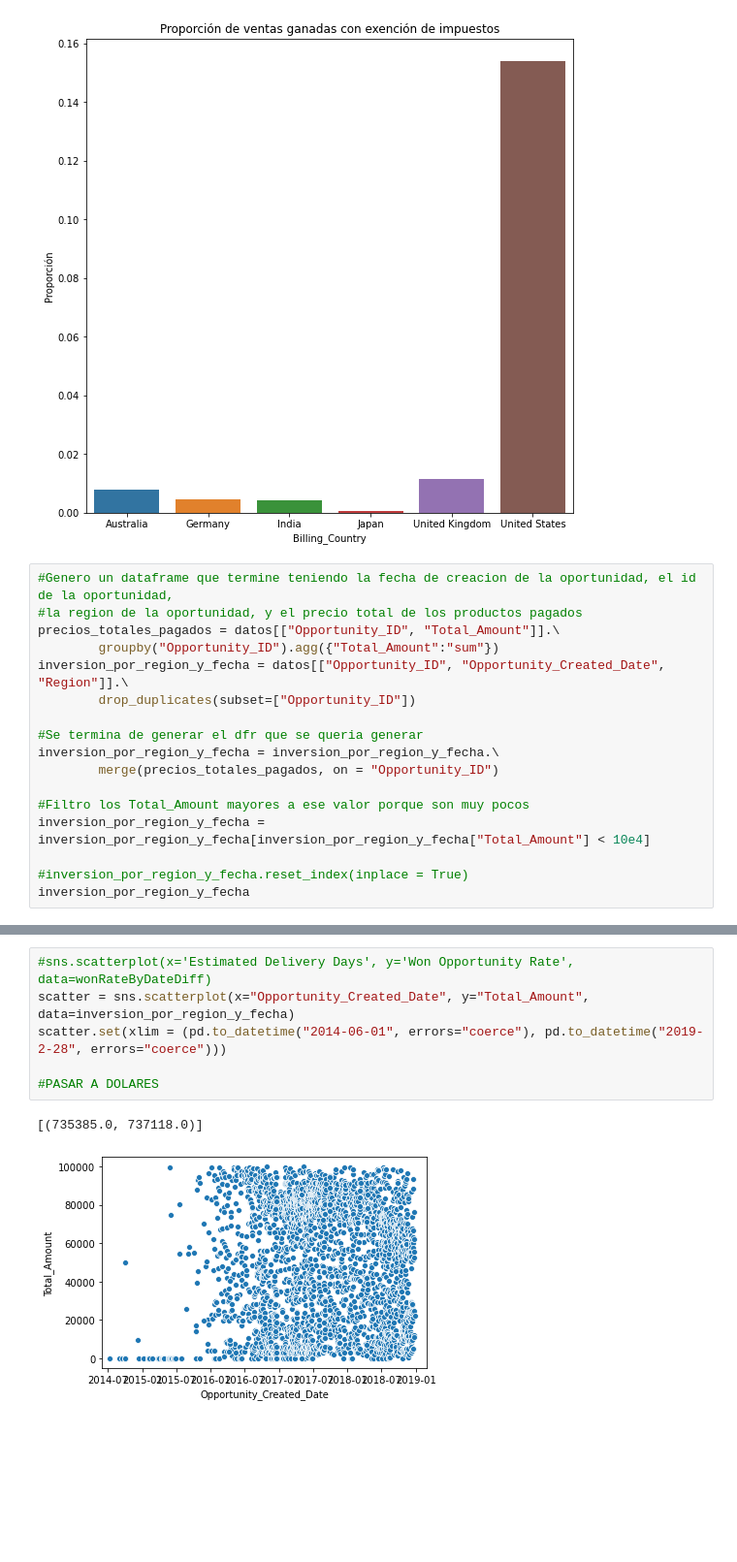
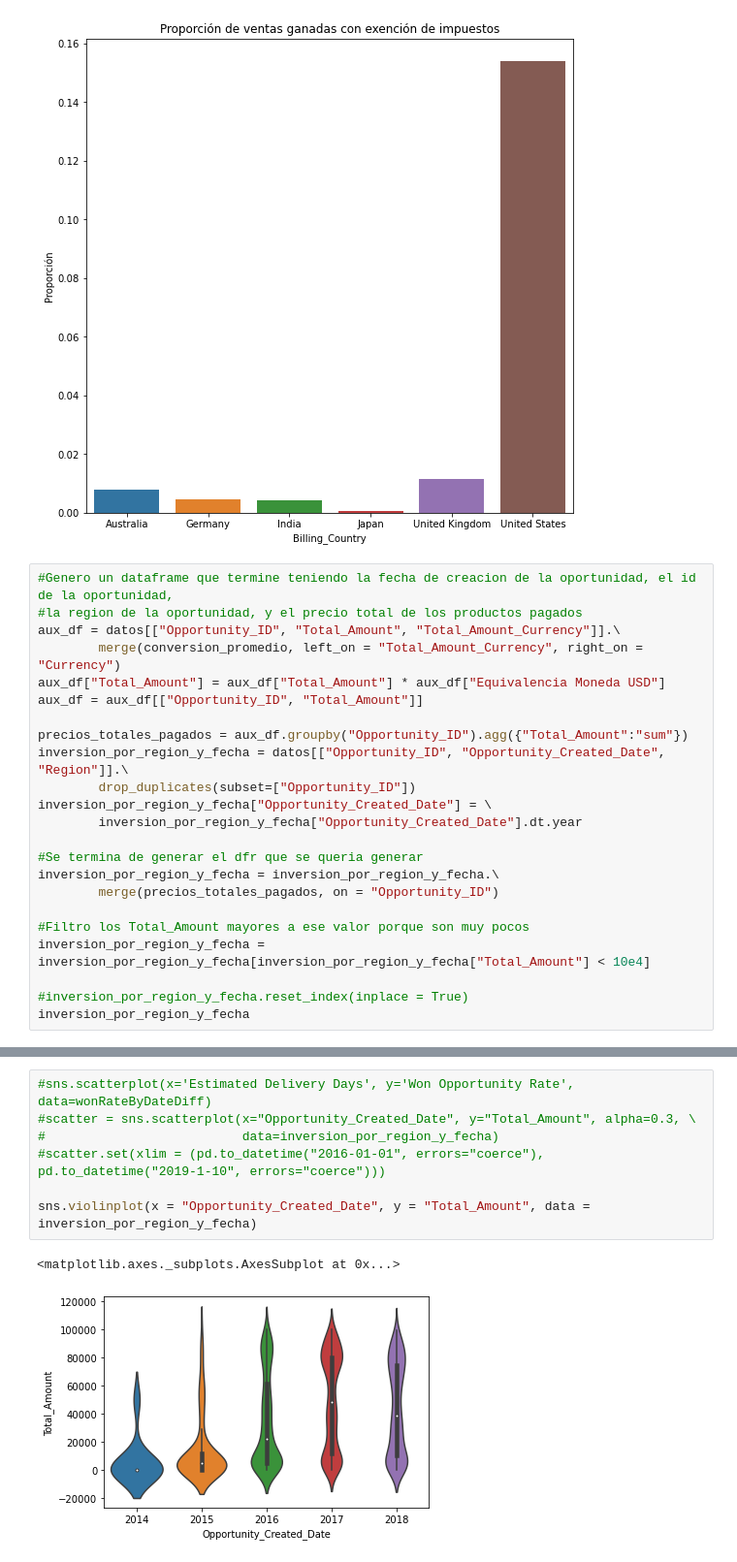
Before and after one commit to RiedelNicolas/75.06-2C2020-TP1, a Jupyter notebook: Codigo_analisis.ipynb, the cells around one changed output, grey strips where cells are left out. Shown at 97% size. Cells and saved outputs as stored; diff of their text form; blank space fills up the shorter version.

Commit message:
Agrego grafico de violin para la cantidad total de dinero a pagar por año

```diff
--- a/Codigo_analisis.ipynb
+++ b/Codigo_analisis.ipynb
@@ -453,10 +453,16 @@ plt.show()
 # %%
 #Genero un dataframe que termine teniendo la fecha de creacion de la oportunidad, el id de la oportunidad,
 #la region de la oportunidad, y el precio total de los productos pagados
-precios_totales_pagados = datos[["Opportunity_ID", "Total_Amount"]].\
-        groupby("Opportunity_ID").agg({"Total_Amount":"sum"})
+aux_df = datos[["Opportunity_ID", "Total_Amount", "Total_Amount_Currency"]].\
+        merge(conversion_promedio, left_on = "Total_Amount_Currency", right_on = "Currency")
+aux_df["Total_Amount"] = aux_df["Total_Amount"] * aux_df["Equivalencia Moneda USD"]
+aux_df = aux_df[["Opportunity_ID", "Total_Amount"]]
+
+precios_totales_pagados = aux_df.groupby("Opportunity_ID").agg({"Total_Amount":"sum"})
 inversion_por_region_y_fecha = datos[["Opportunity_ID", "Opportunity_Created_Date", "Region"]].\
         drop_duplicates(subset=["Opportunity_ID"])
+inversion_por_region_y_fecha["Opportunity_Created_Date"] = \
+        inversion_por_region_y_fecha["Opportunity_Created_Date"].dt.year
 
 #Se termina de generar el dfr que se queria generar
 inversion_por_region_y_fecha = inversion_por_region_y_fecha.\
@@ -484,9 +490,10 @@ inversion_por_region_y_fecha
 # %%
 #sns.scatterplot(x='Estimated Delivery Days', y='Won Opportunity Rate', data=wonRateByDateDiff)
-scatter = sns.scatterplot(x="Opportunity_Created_Date", y="Total_Amount", data=inversion_por_region_y_fecha)
-scatter.set(xlim = (pd.to_datetime("2014-06-01", errors="coerce"), pd.to_datetime("2019-2-28", errors="coerce")))
+#scatter = sns.scatterplot(x="Opportunity_Created_Date", y="Total_Amount", alpha=0.3, \
+#                          data=inversion_por_region_y_fecha)
+#scatter.set(xlim = (pd.to_datetime("2016-01-01", errors="coerce"), pd.to_datetime("2019-1-10", errors="coerce")))
 
-#PASAR A DOLARES
+sns.violinplot(x = "Opportunity_Created_Date", y = "Total_Amount", data = inversion_por_region_y_fecha)
 # %% [output]
-[(735385.0, 737118.0)]
+<matplotlib.axes._subplots.AxesSubplot at 0x...>
-[figure, old version]
+[figure, new version]
```
Also changed, not shown: parts of 2 cells of this notebook.
